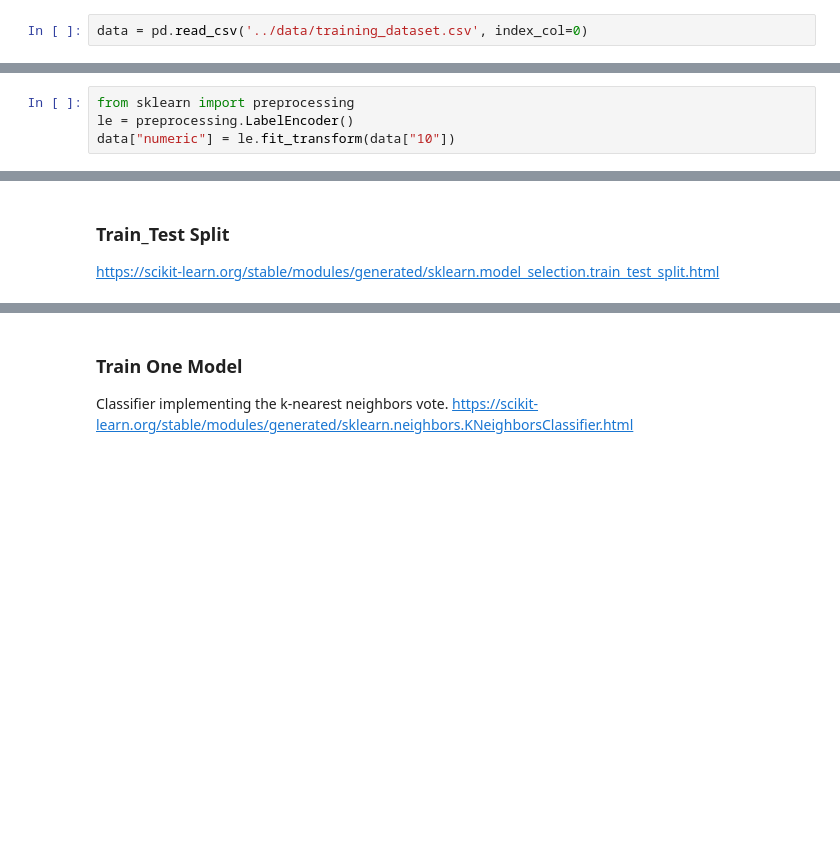
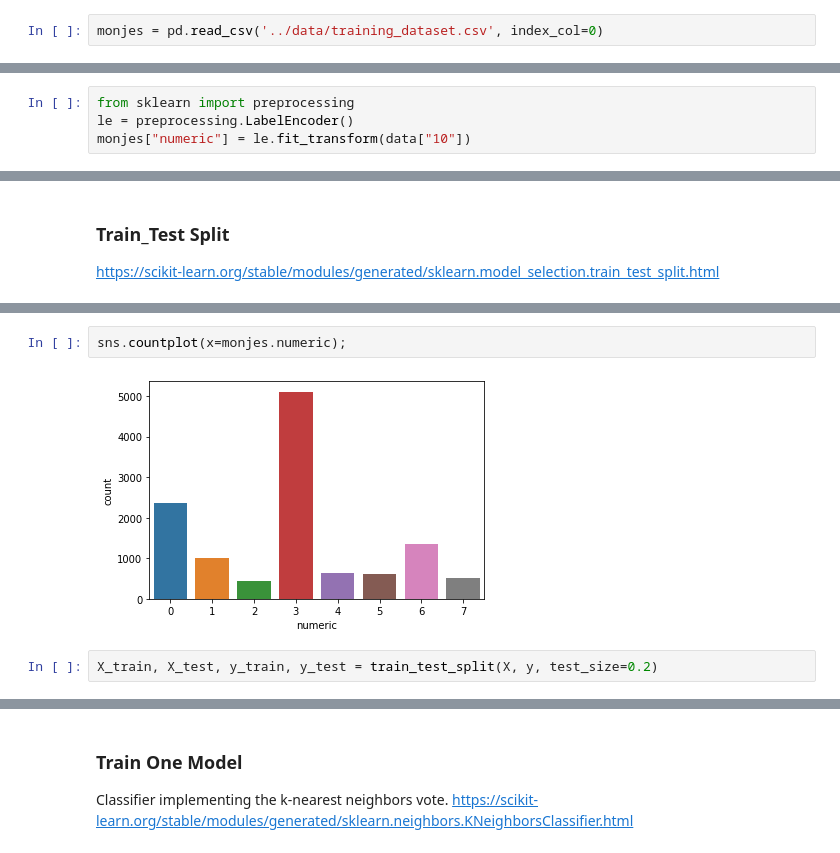
Before and after one commit to Ironhack-Data-Madrid-Febrero-2021/lab-avila-bible, a Jupyter notebook: your-code/main.ipynb, the cells around one changed output, grey strips where cells are left out. Saved outputs shown, nothing was run; the diff lists cells and outputs as text; blank space fills up the shorter version.

```diff
--- a/your-code/main.ipynb
+++ b/your-code/main.ipynb
@@ -28,5 +32,5 @@ You won't get much more instructions from now on. Remember to comment your code
 # %% [markdown]
 ## Dataset
 # %%
-data = pd.read_csv('../data/training_dataset.csv', index_col=0)
+monjes = pd.read_csv('../data/training_dataset.csv', index_col=0)
 # %%
@@ -66,5 +70,5 @@ https://scikit-learn.org/stable/modules/generated/sklearn.preprocessing.LabelEnc
 # %%
 from sklearn import preprocessing
 le = preprocessing.LabelEncoder()
-data["numeric"] = le.fit_transform(data["10"])
+monjes["numeric"] = le.fit_transform(data["10"])
 # %%
@@ -85,0 +104,6 @@ https://scikit-learn.org/stable/modules/generated/sklearn.model_selection.train_
+# %%
+sns.countplot(x=monjes.numeric);
+# %% [output]
+[figure, added]
+# %%
+X_train, X_test, y_train, y_test = train_test_split(X, y, test_size=0.2)
```
Also changed, not shown: parts of 32 cells of this notebook.
